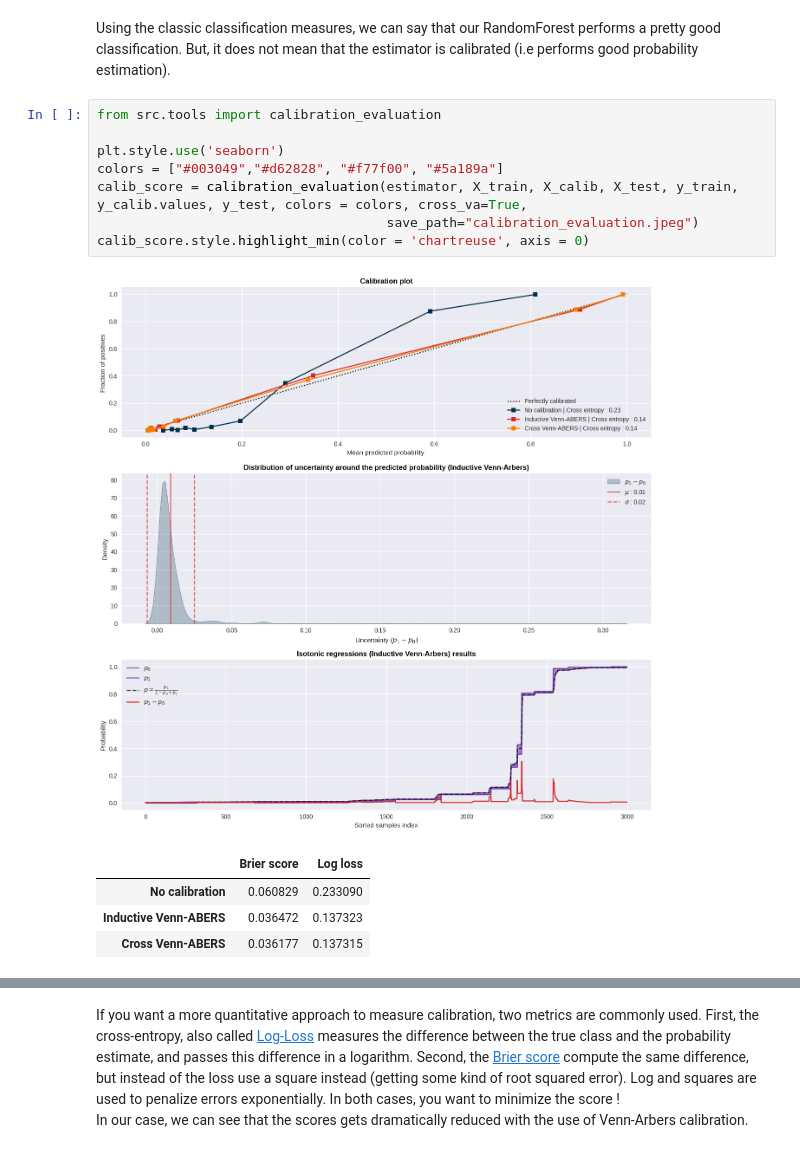
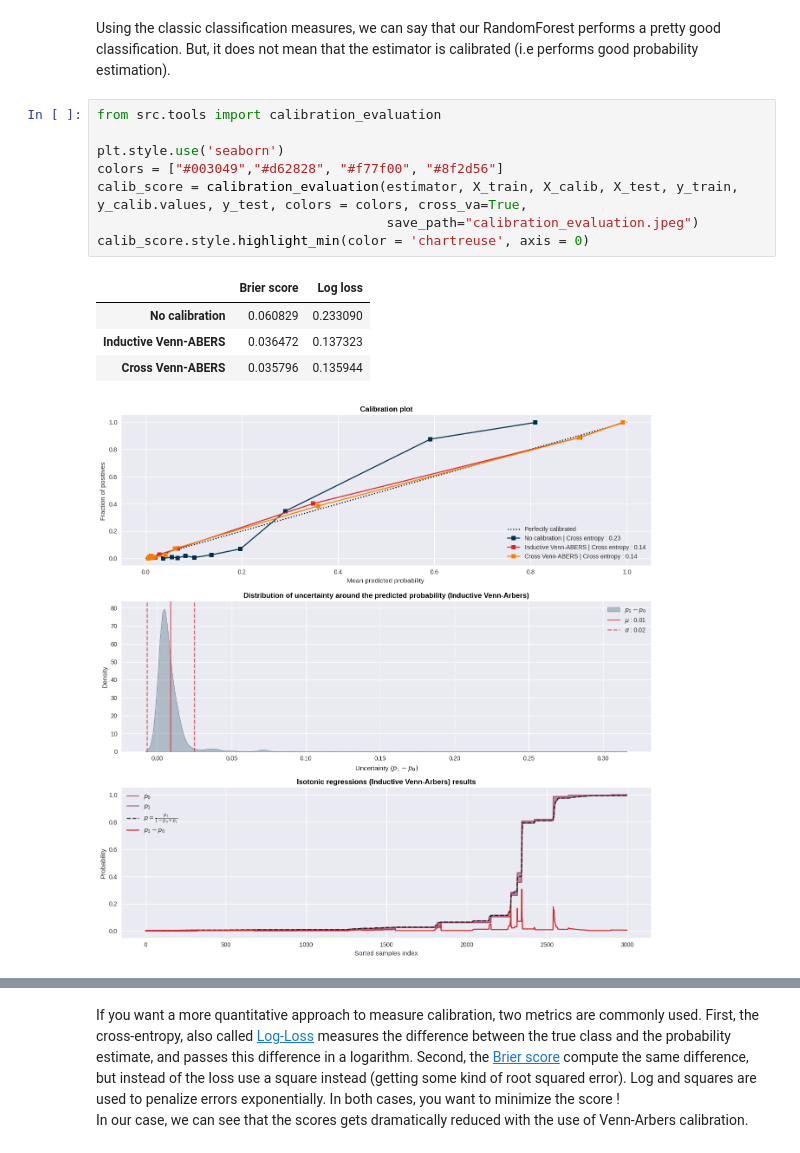
Before and after one commit to CopainMalin/calibration_tools, a Jupyter notebook: poc.ipynb, the cells around one changed output, grey strips where cells are left out. Cells and saved outputs as stored; diff of their text form.

```diff
--- a/poc.ipynb
+++ b/poc.ipynb
@@ -62,17 +62,17 @@ Using the classic classification measures, we can say that our RandomForest perf
 # %%
 from src.tools import calibration_evaluation
 
 plt.style.use('seaborn')
-colors = ["#003049","#d62828", "#f77f00", "#5a189a"]
+colors = ["#003049","#d62828", "#f77f00", "#8f2d56"]
 calib_score = calibration_evaluation(estimator, X_train, X_calib, X_test, y_train, y_calib.values, y_test, colors = colors, cross_va=True,
                                      save_path="calibration_evaluation.jpeg")
 calib_score.style.highlight_min(color = 'chartreuse', axis = 0)
 # %% [output]
+|  | Brier score | Log loss |
+| No calibration | 0.060829 | 0.233090 |
+| Inductive Venn-ABERS | 0.036472 | 0.137323 |
+| Cross Venn-ABERS | 0.035796 | 0.135944 |
-[figure, old version]
+[figure, new version]
-|  | Brier score | Log loss |
-| No calibration | 0.060829 | 0.233090 |
-| Inductive Venn-ABERS | 0.036472 | 0.137323 |
-| Cross Venn-ABERS | 0.036177 | 0.137315 |
 # %% [markdown]
 Let's analyse this plot by plot:
 <ul>
```
Also changed, not shown: parts of 3 cells of this notebook.
